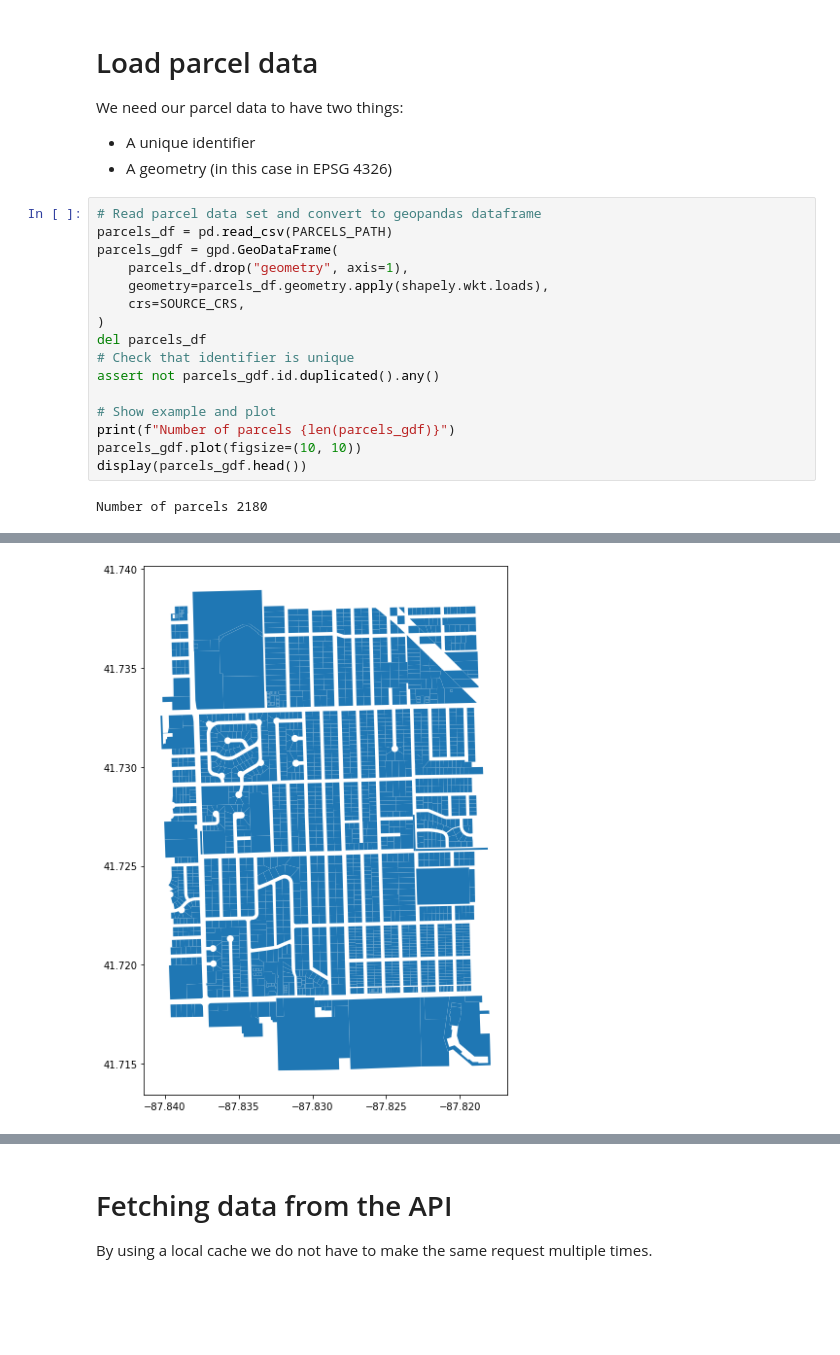
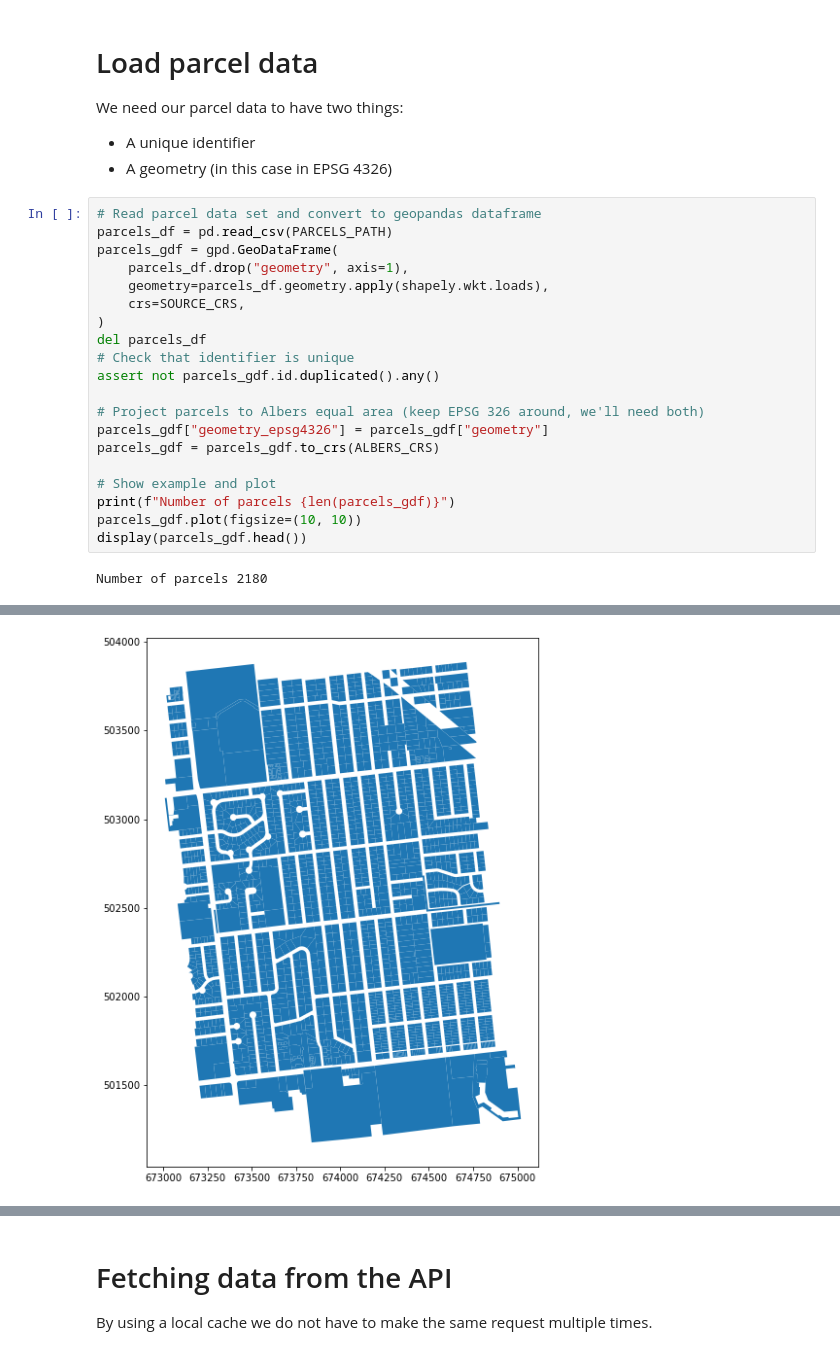
Before and after one commit to nearmap/nmaipy, a Jupyter notebook: ai-feature-api/Parcel_rollup.ipynb, the cells around one changed output, grey strips where cells are left out. Saved outputs shown, nothing was run; the diff lists cells and outputs as text; blank space fills up the shorter version.

```diff
--- a/ai-feature-api/Parcel_rollup.ipynb
+++ b/ai-feature-api/Parcel_rollup.ipynb
@@ -148,6 +151,10 @@ del parcels_df
 # Check that identifier is unique
 assert not parcels_gdf.id.duplicated().any()
 
+# Project parcels to Albers equal area (keep EPSG 326 around, we'll need both)
+parcels_gdf["geometry_epsg4326"] = parcels_gdf["geometry"]
+parcels_gdf = parcels_gdf.to_crs(ALBERS_CRS)
+
 # Show example and plot
 print(f"Number of parcels {len(parcels_gdf)}")
 parcels_gdf.plot(figsize=(10, 10))
@@ -163,4 +170,4 @@ Number of parcels 2180
-[figure, old version]
+[figure, new version]
 [interactive output not drawn]
 # %% [markdown]
 # Fetching data from the API
```
Also changed, not shown: parts of 12 cells of this notebook, 1 other file.
